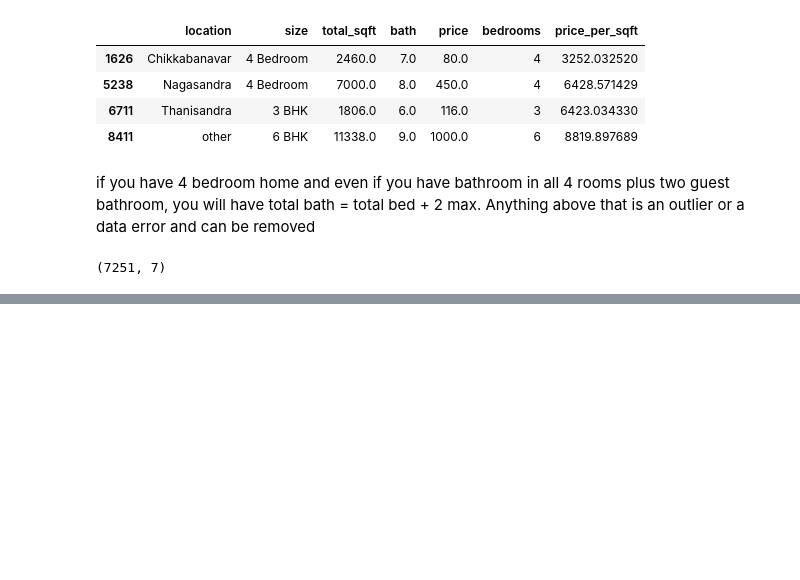
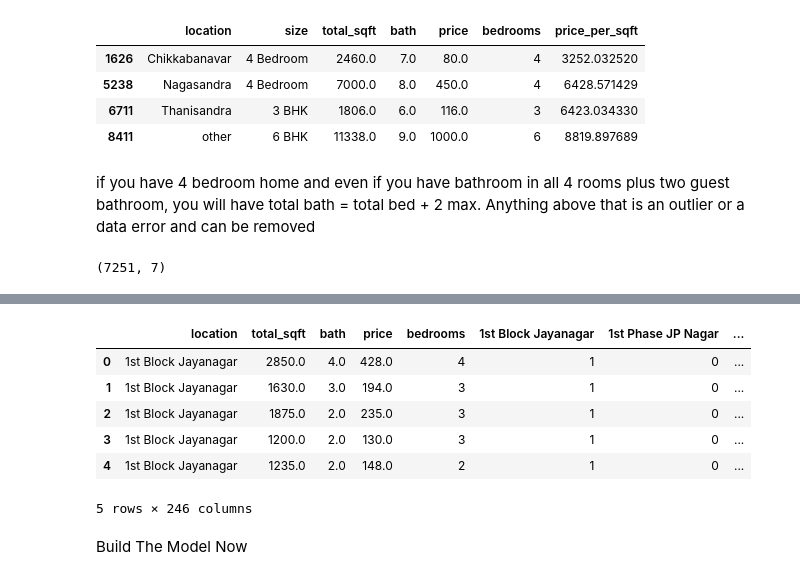
Before and after one commit to NLP-practitioners/ML-projects, a Jupyter notebook: prediction-model.ipynb, the cells around one changed output, grey strips where cells are left out. Saved outputs shown, nothing was run; the diff lists cells and outputs as text; code cells hidden in the pictures; blank space fills up the shorter version.

Commit message:
Used hot encoding to encode location variables

```diff
--- a/prediction-model.ipynb
+++ b/prediction-model.ipynb
@@ -397,0 +400,3 @@ df9.shape
+# %%
+df10 = df9.drop(['size','price_per_sqft'],axis='columns')
+df10.head(3)
@@ -397,0 +408,3 @@ df9.shape
+# %%
+dummies = pd.get_dummies(df10.location)
+dummies.head(3)
@@ -397,0 +417,12 @@ df9.shape
+# %%
+#Adding the encoded names for locations and dropping the other column in dummies to avoid dummy trap. Concatting the dummies dataframe and main dataframe.
+df11 = pd.concat([df10,dummies.drop('other',axis='columns')],axis='columns')
+df11.head()
+# %% [output]
+|  | location | total_sqft | bath | price | bedrooms | 1st Block Jayanagar | 1st Phase JP Nagar | ... |
+| 0 | 1st Block Jayanagar | 2850.0 | 4.0 | 428.0 | 4 | 1 | 0 | ... |
+| 1 | 1st Block Jayanagar | 1630.0 | 3.0 | 194.0 | 3 | 1 | 0 | ... |
+| 2 | 1st Block Jayanagar | 1875.0 | 2.0 | 235.0 | 3 | 1 | 0 | ... |
+| 3 | 1st Block Jayanagar | 1200.0 | 2.0 | 130.0 | 3 | 1 | 0 | ... |
+| 4 | 1st Block Jayanagar | 1235.0 | 2.0 | 148.0 | 2 | 1 | 0 | ... |
+5 rows × 246 columns
@@ -397,0 +432,2 @@ df9.shape
+# %% [markdown]
+Build The Model Now
```
Also changed, not shown: parts of 4 cells of this notebook.
